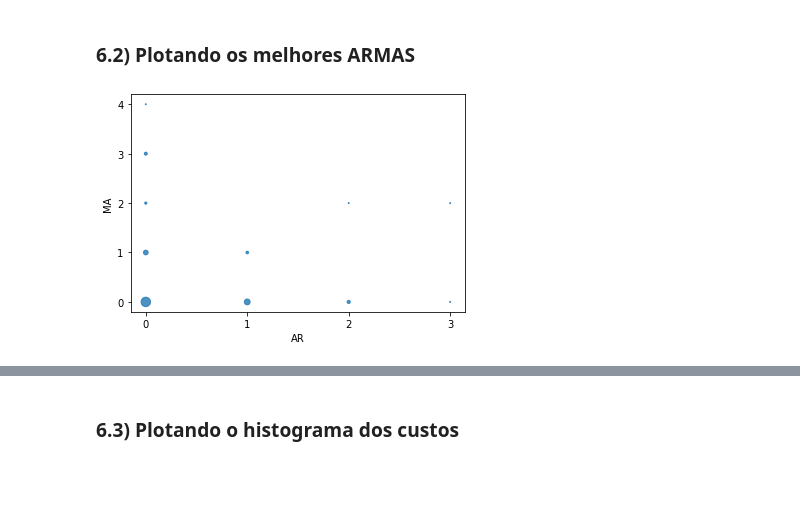
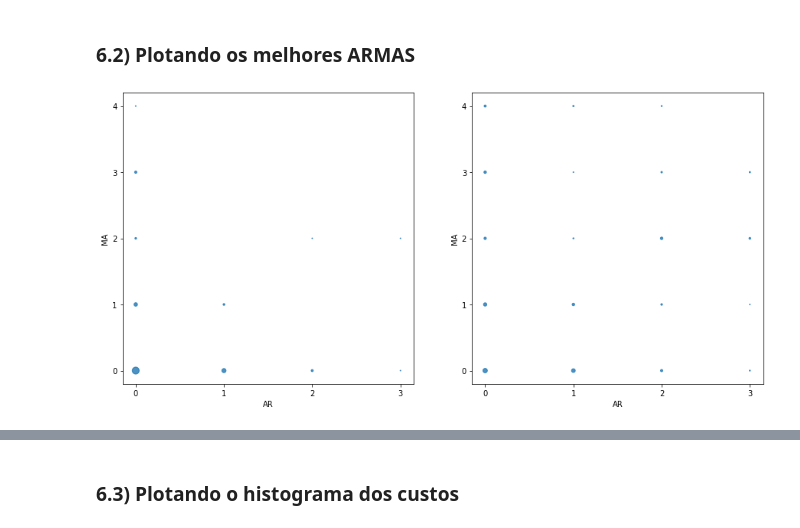
Before and after one commit to lucasestrela/Dissertacao, a Jupyter notebook: Calculando_Custo.ipynb, the cells around one changed output, grey strips where cells are left out. Saved outputs shown, nothing was run; the diff lists cells and outputs as text; code cells hidden in the pictures; blank space fills up the shorter version.

```diff
--- a/Calculando_Custo.ipynb
+++ b/Calculando_Custo.ipynb
@@ -379,7 +415,7 @@ country_list = ['Brazil', 'United States']
 lambda_ARMA2 = [None]*len(country_list)
 
 Rho_ = np.arange(0.05, 0.03, -0.001)
-Gamma_ = np.arange(1, 5, 0.2)
+Gamma_ = np.arange(1, 5, 0.02)
 
 for i_country, country in enumerate(country_list):
     #Eliminando NA e diferenciando
@@ -387,14 +423,17 @@ for i_country, country in enumerate(country_list):
     newdf = newdf['cons_pcapta'].diff().dropna()
 
     # Calculando o melhor ARMA
-    models2, best_ARMA2, MA_coef, AR_coef, variance = calculate_best_arima(newdf)
+    best_ARMA2, best_ARMA2, AR_coef_bic, MA_coef_bic, AR_coef_aic, MA_coef_aic, variance_bic, variance_aic = calculate_best_arima(newdf)
 
     #Transformando MA(inf)
-    Pol = ma_infinite_representation2(AR = AR_coef,
-                                      MA = MA_coef)
+    Pol = ma_infinite_representation2(
+                                      AR = AR_coef_bic,
+                                      MA = MA_coef_bic
+                                      )
 
-    lambda_ARMA2[i_country] = matriz_custo(MA_inf = Pol,
-                                           var_u = variance,
+    lambda_ARMA2[i_country] = matriz_custo(
+                                           MA_inf = Pol,
+                                           var_u = variance_bic,
                                            Rho = Rho_,
                                            Gamma = Gamma_
                                            )
@@ -463,28 +512,55 @@ plt.show()
 ### 6.2) Plotando os melhores ARMAS
 # %%
 # Selecionando os melhores ARMA mas excluindo os paises que nao sao inversiveis
-best_ARMA2 = [x for x in best_ARMA if x is not None]
+best_ARMA_bic = [x for x in best_ARMA[0][:] if x is not None]
+best_ARMA_aic = [x for x in best_ARMA[1][:] if x is not None]
 
 # Total de modelos na respectiva especificação
-Vetor = pd.DataFrame({'a':best_ARMA2})
-Vetor = pd.DataFrame(Vetor['a'].value_counts())
+Vetor_bic = pd.DataFrame({'Count':best_ARMA_bic})
+Vetor_aic = pd.DataFrame({'Count':best_ARMA_aic})
+
+Vetor_bic = pd.DataFrame(Vetor_bic['Count'].value_counts())
+Vetor_aic = pd.DataFrame(Vetor_aic['Count'].value_counts())
 
 # Transformando o DF para obter uma coluna da ordem do MA e outra do AR
-Vetor['AR'] = pd.DataFrame([AR[0] for AR in Vetor.index], index = Vetor.index)
-Vetor['MA'] = pd.DataFrame([MA[1] for MA in Vetor.index], index = Vetor.index)
+Vetor_bic['AR'] = pd.DataFrame([AR[0] for AR in Vetor_bic.index], index = Vetor_bic.index)
+Vetor_bic['MA'] = pd.DataFrame([MA[1] for MA in Vetor_bic.index], index = Vetor_bic.index)
+
+
+Vetor_aic['AR'] = pd.DataFrame([AR[0] for AR in Vetor_aic.index], index = Vetor_aic.index)
+Vetor_aic['MA'] = pd.DataFrame([MA[1] for MA in Vetor_aic.index], index = Vetor_aic.index)
+
 
 
 # Plotando o grafico
-fig, ax = plt.subplots(figsize=(6,4))
-ax.scatter(x = Vetor['AR'], y = Vetor['MA'], s = Vetor['a'], alpha=0.8)
-ax.set(
-    xlabel='AR',
-    ylabel='MA'
-)
-plt.xticks([0, 1, 2, 3])
-plt.yticks([0, 1, 2, 3, 4])
+fig, ax = plt.subplots(1, 2, figsize=(15, 7))
+
+ax[0].scatter(x = Vetor_bic['AR'], y = Vetor_bic['MA'], s = Vetor_bic['Count'], alpha=0.8)
+ax[0].set(
+          xlabel='AR',
+          ylabel='MA'
+          )
+ax[0].set_xticks([0, 1, 2, 3])
+ax[0].set_yticks([0, 1, 2, 3, 4])
 
 
-del fig, ax
+ax[1].scatter(x = Vetor_aic['AR'], y = Vetor_aic['MA'], s = Vetor_aic['Count'], alpha=0.8)
+ax[1].set(
+          xlabel='AR',
+          ylabel='MA'
+          )
+ax[1].set_xticks([0, 1, 2, 3])
+ax[1].set_yticks([0, 1, 2, 3, 4])
+plt.show()
+
+print()
+print()
+print('Quantidade de ARMA utilizando o critério BIC')
+print(Vetor_bic.iloc[:, 0])
+print()
+print('################################################')
+print()
+print('Quantidade de ARMA utilizando o critério AIC')
+print(Vetor_aic.iloc[:, 0])
 # %% [output]
-[figure, old version]
+[figure, new version]
```
Also changed, not shown: parts of 14 cells of this notebook.
